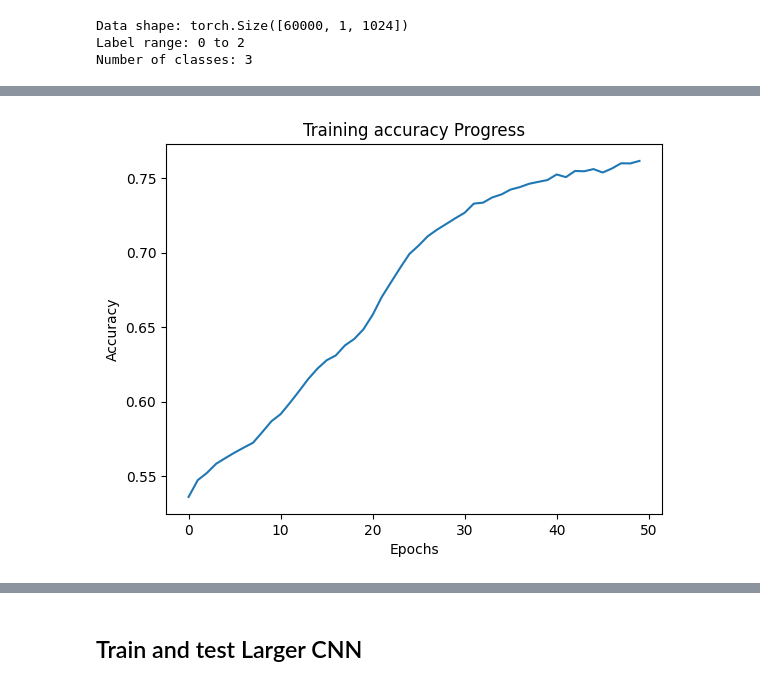
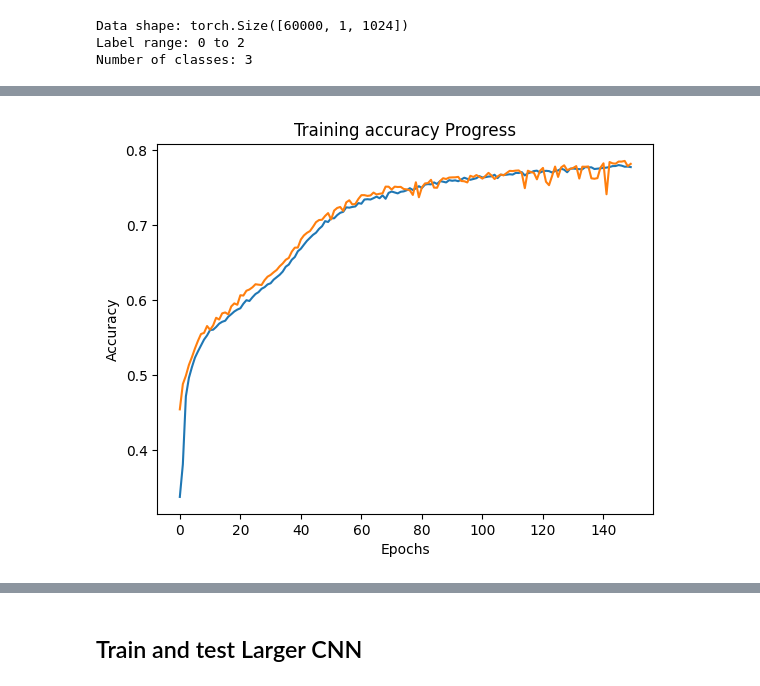
Before and after one commit to tls54/THz-TD-CNN, a Jupyter notebook: Model_testing.ipynb, the cells around one changed output, grey strips where cells are left out. Saved outputs shown, nothing was run; the diff lists cells and outputs as text; code cells hidden in the pictures.

```diff
--- a/Model_testing.ipynb
+++ b/Model_testing.ipynb
@@ -52,14 +55,26 @@ synthetic_data shape (after unsqueeze): torch.Size([60000, 1, 1024])
 num_layers (original): tensor([2, 1, 3, 3, 1, 3, 3, 3, 2, 2])
 num_layers_adjusted (for training): tensor([1, 0, 2, 2, 0, 2, 2, 2, 1, 1])
 # %%
+# Dataset parameters
 num_classes = int(num_layers_adjusted.max().item()) + 1  # e.g., 5 if max label is 4
 batch_size = 256
+val_ratio = 0.2  # 20% of the data for validation
 
-# Unsqueeze to add channel dimension for Conv1D input: [B, 1, 1024]
-synthetic_data = synthetic_data.unsqueeze(1)  # [100, 1, 1024]
+# Add channel dimension for Conv1D input: [B, 1, 1024]
+synthetic_data = synthetic_data.unsqueeze(1)  # [N, 1, 1024]
 
-# Create TensorDataset with adjusted labels
-train_dataset = TensorDataset(synthetic_data, num_layers_adjusted)
+# Create TensorDataset
+full_dataset = TensorDataset(synthetic_data, num_layers_adjusted)
+
+# Split into train and validation sets
+total_size = len(full_dataset)
+val_size = int(val_ratio * total_size)
+train_size = total_size - val_size
+
+train_dataset, val_dataset = random_split(full_dataset, [train_size, val_size])
+
+# Create DataLoaders
 train_loader = DataLoader(train_dataset, batch_size=batch_size, shuffle=True)
+val_loader = DataLoader(val_dataset, batch_size=batch_size, shuffle=False)
 # %% [markdown]
 ## Train and Test Small CNN
@@ -77,4 +113,18 @@ print("Number of classes:", num_classes)
 Data shape: torch.Size([60000, 1, 1024])
 Label range: 0 to 2
 Number of classes: 3
+# %%
+scheduler = torch.optim.lr_scheduler.ReduceLROnPlateau(optimizer, mode='min', factor=0.5, patience=10)
+
+train_loss, train_acc, val_loss, val_acc, lr_vals = train_model(
+    model,
+    train_loader=train_loader,
+    val_loader=val_loader,
+    criterion=criterion,
+    optimizer=optimizer,
+    scheduler=scheduler,
+    device=device,
+    num_epochs=150,
+    verbose='epoch'
+)
 # %%
@@ -92,9 +140,10 @@ plt.show()
 # %%
 # Plot the acuracy values
-plt.plot(accuracy_values)
+plt.plot(train_acc, label='training')
+plt.plot(val_acc, label='validation')
 plt.xlabel('Epochs')
 plt.ylabel('Accuracy')
 plt.title('Training accuracy Progress')
 plt.show()
 # %% [output]
-[figure, old version]
+[figure, new version]
```
Also changed, not shown: parts of 14 cells of this notebook, 4 other files.
